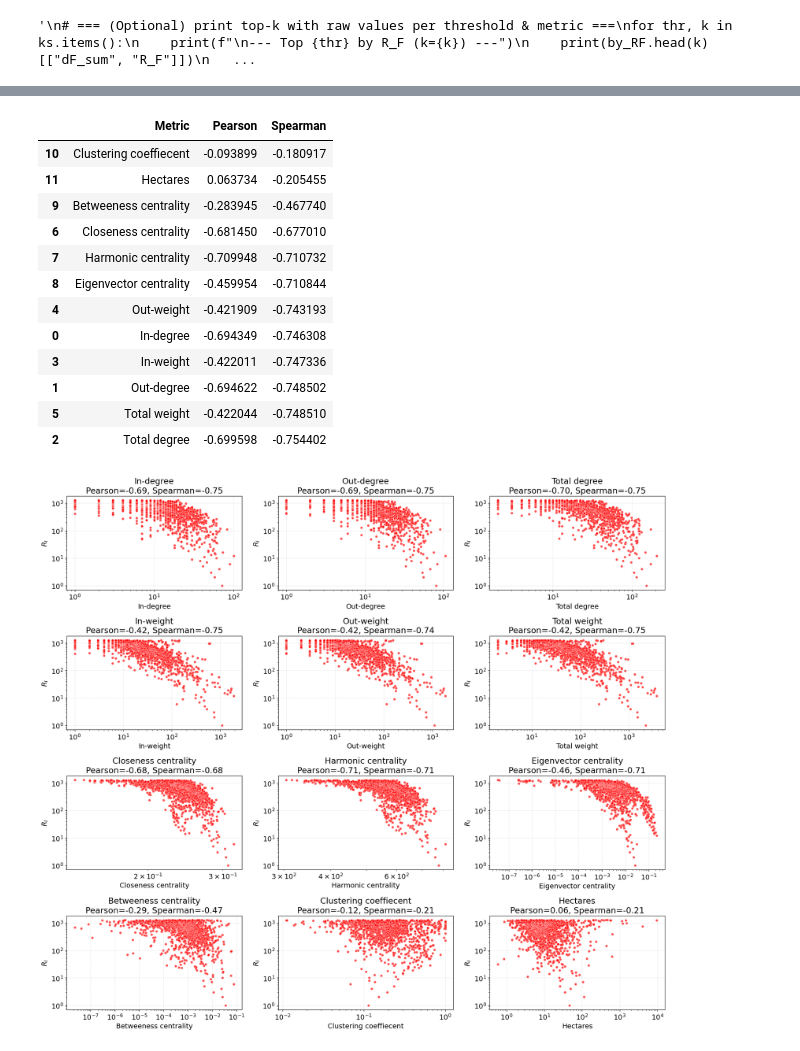
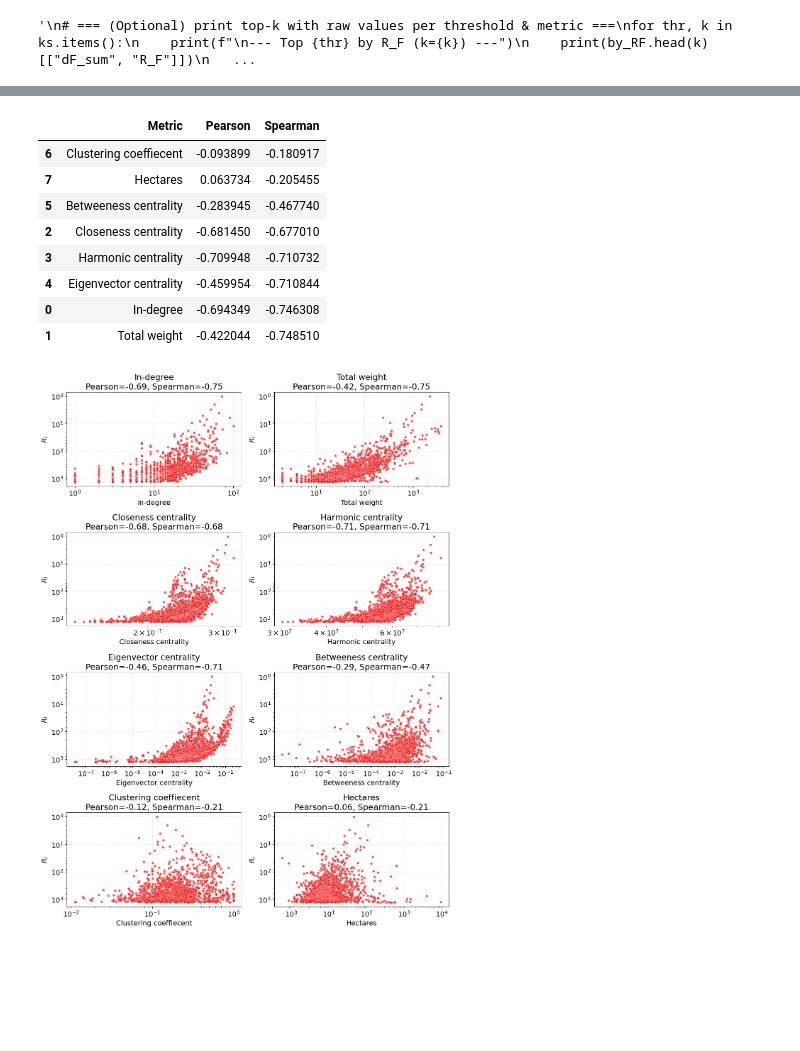
Before and after one commit to vakrao/sent, a Jupyter notebook: notebook/corr_rankings.ipynb, the cells around one changed output, grey strips where cells are left out. Drawn from its saved outputs; the diff is of its cells as text; code cells hidden in the pictures; blank space fills up the shorter version.

```diff
--- a/notebook/corr_rankings.ipynb
+++ b/notebook/corr_rankings.ipynb
@@ -434,10 +436,6 @@ df = pd.read_csv("sentinel_rank_table_calib_seeds.csv")
 # Define metric columns and readable labels
 metric_map = {
     "i_d": "In-degree",
-    "o_d": "Out-degree",
-    "d": "Total degree",
-    "i_w": "In-weight",
-    "o_w": "Out-weight",
     "w": "Total weight",
     "close": "Closeness centrality",
     "harm": "Harmonic centrality",
@@ -451,13 +449,13 @@ metric_map = {
 df["R_F"] = pd.to_numeric(df["R_F"], errors="coerce")
 
 # Set up plotting grid
-cols = 3
+cols = 2
 rows = (len(metric_map) + cols - 1) // cols
 plt.figure(figsize=(6 * cols, 4 * rows))
 
 # Generate scatter plots
 for i, (col, label) in enumerate(metric_map.items(), 1):
-    plt.subplot(rows, cols, i)
+    ax = plt.subplot(rows, cols, i)
 
     # Drop NA and filter positive values for log scaling
     subdf = df[[col, "R_F"]].dropna()
@@ -469,15 +467,16 @@ for i, (col, label) in enumerate(metric_map.items(), 1):
 
     # Plot
     sns.scatterplot(x=subdf[col], y=subdf["R_F"], s=25, alpha=0.7)
-    plt.xscale("log")
-    plt.yscale("log")
-    plt.xlabel(label)
-    plt.ylabel(f"$R_F$")
-    plt.title(f"{label}\nPearson={pearson_corr:.2f}, Spearman={spearman_corr:.2f}")
-    plt.grid(True, linestyle="--", alpha=0.3)
+    ax.set_xscale("log")
+    ax.set_yscale("log")
+    ax.invert_yaxis()
+    ax.set_xlabel(label)
+    ax.set_ylabel(f"$R_F$")
+    ax.set_title(f"{label}\nPearson={pearson_corr:.2f}, Spearman={spearman_corr:.2f}")
+    ax.grid(True, linestyle="--", alpha=0.3)
 
 plt.tight_layout()
-#plt.savefig("RF_vs_network_metrics_loglog.png", dpi=300, bbox_inches="tight")
+plt.savefig("figs/RF_vs_network_metrics_loglog_calib_seeds.png", dpi=300, bbox_inches="tight")
 #plt.show()
 
 # %%
@@ -620,10 +615,6 @@ df = pd.read_csv("sentinel_rank_table_calib_seeds.csv")
 # Define metric columns and readable labels
 metric_map = {
     "i_d": "In-degree",
-    "o_d": "Out-degree",
-    "d": "Total degree",
-    "i_w": "In-weight",
-    "o_w": "Out-weight",
     "w": "Total weight",
     "close": "Closeness centrality",
     "harm": "Harmonic centrality",
@@ -637,62 +628,60 @@ metric_map = {
 df["R_I"] = pd.to_numeric(df["R_I"], errors="coerce")
 
 # Set up plotting grid
-cols = 3
+cols = 2
 rows = (len(metric_map) + cols - 1) // cols
 plt.figure(figsize=(6 * cols, 4 * rows))
 
 # Generate scatter plots
 for i, (col, label) in enumerate(metric_map.items(), 1):
-    plt.subplot(rows, cols, i)
+    ax = plt.subplot(rows, cols, i)
 
     # Drop NA and filter positive values for log scaling
     subdf = df[[col, "R_I"]].dropna()
     subdf = subdf[(subdf[col] >= 0) & (subdf["R_I"] >= 0)]
 
     # Compute correlations
     pearson_corr, _ = pearsonr(subdf[col], subdf["R_I"])
     spearman_corr, _ = spearmanr(subdf[col], subdf["R_I"])
 
     # Plot
     sns.scatterplot(x=subdf[col], y=subdf["R_I"], s=25, alpha=0.7,c="red")
-    plt.xscale("log")
-    plt.yscale("log")
-    plt.xlabel(label)
-    plt.ylabel(f"$R_I$")
-    plt.title(f"{label}\nPearson={pearson_corr:.2f}, Spearman={spearman_corr:.2f}")
-    plt.grid(True, linestyle="--", alpha=0.3)
+    ax.set_xscale("log")
+    ax.set_yscale("log")
+    ax.invert_yaxis()
+    ax.set_xlabel(label)
+    ax.set_ylabel(f"$R_I$")
+
+    ax.set_title(f"{label}\nPearson={pearson_corr:.2f}, Spearman={spearman_corr:.2f}")
+    ax.grid(True, linestyle="--", alpha=0.3)
 
 plt.tight_layout()
 plt.savefig("RI_vs_network_metrics_loglog_calib_seeds.png", dpi=300, bbox_inches="tight")
 #plt.show()
 
 # %%
 # Optional: Display correlation table sorted by strongest Spearman correlation
 corrs = []
 for col, label in metric_map.items():
     subdf = df[[col, "R_I"]].dropna()
     subdf = subdf[(subdf[col] > 0) & (subdf["R_I"] > 0)]
     pearson_corr, _ = pearsonr(subdf[col], subdf["R_I"])
     spearman_corr, _ = spearmanr(subdf[col], subdf["R_I"])
     corrs.append({"Metric": label, "Pearson": pearson_corr, "Spearman": spearman_corr})
 
 corr_df = pd.DataFrame(corrs).sort_values("Spearman", ascending=False)
 display(corr_df)
 # %% [output]
 |  | Metric | Pearson | Spearman |
-| 10 | Clustering coeffiecent | -0.093899 | -0.180917 |
-| 11 | Hectares | 0.063734 | -0.205455 |
-| 9 | Betweeness centrality | -0.283945 | -0.467740 |
-| 6 | Closeness centrality | -0.681450 | -0.677010 |
-| 7 | Harmonic centrality | -0.709948 | -0.710732 |
-| 8 | Eigenvector centrality | -0.459954 | -0.710844 |
-| 4 | Out-weight | -0.421909 | -0.743193 |
+| 6 | Clustering coeffiecent | -0.093899 | -0.180917 |
+| 7 | Hectares | 0.063734 | -0.205455 |
+| 5 | Betweeness centrality | -0.283945 | -0.467740 |
+| 2 | Closeness centrality | -0.681450 | -0.677010 |
+| 3 | Harmonic centrality | -0.709948 | -0.710732 |
+| 4 | Eigenvector centrality | -0.459954 | -0.710844 |
 | 0 | In-degree | -0.694349 | -0.746308 |
-| 3 | In-weight | -0.422011 | -0.747336 |
-| 1 | Out-degree | -0.694622 | -0.748502 |
-| 5 | Total weight | -0.422044 | -0.748510 |
-| 2 | Total degree | -0.699598 | -0.754402 |
+| 1 | Total weight | -0.422044 | -0.748510 |
-[figure, old version]
+[figure, new version]
 # %%
 # %% [markdown]
 # # Sentinel Ranking Analysis
```
Also changed, not shown: parts of 8 cells of this notebook, 6 other files.
